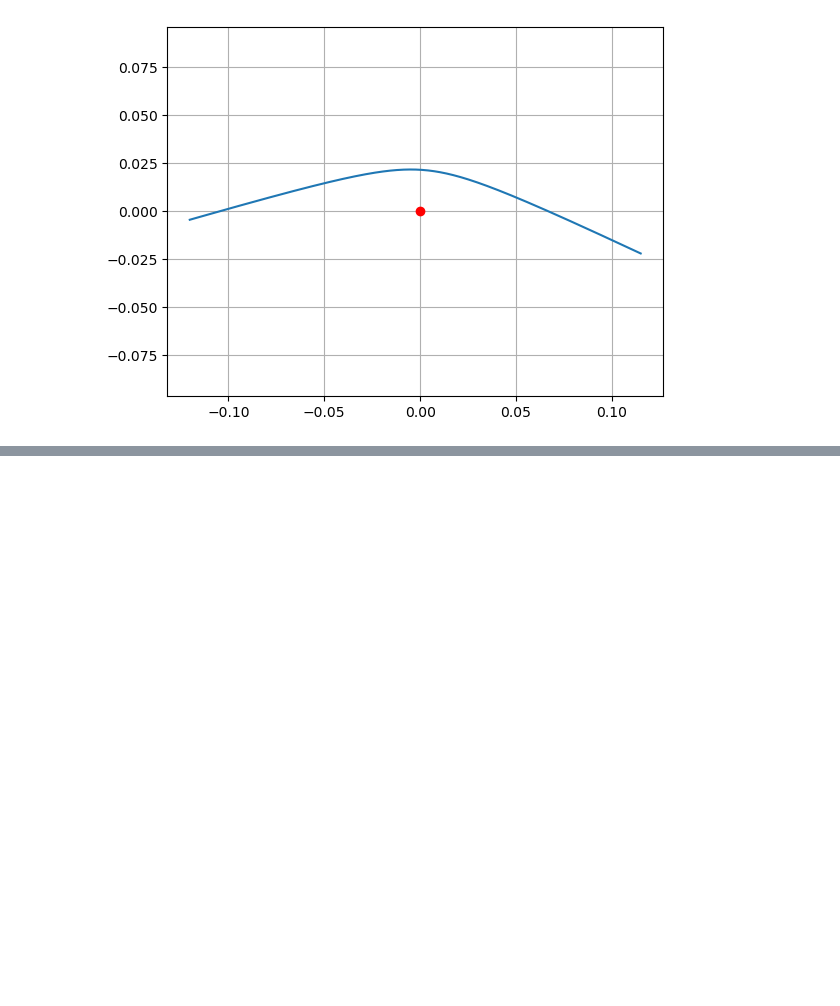
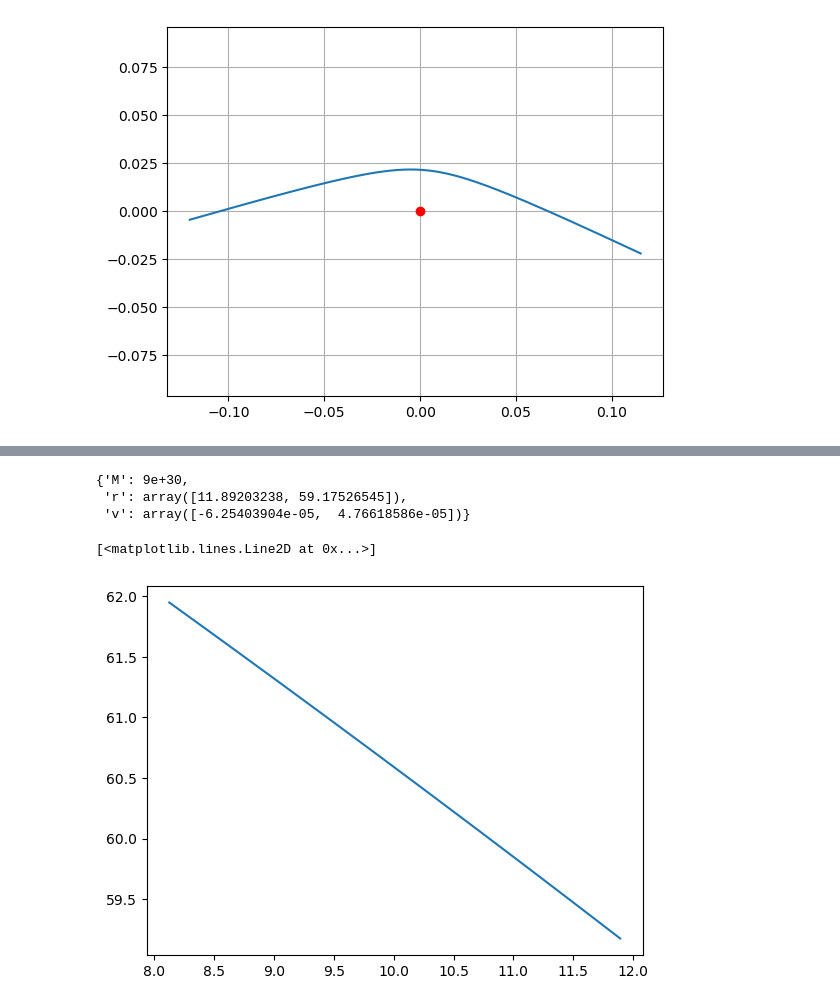
Before and after one commit to Tobiro/celesDataAnalysis, a Jupyter notebook: Conics.ipynb, the cells around one changed output, grey strips where cells are left out. Drawn from its saved outputs; the diff is of its cells as text; code cells hidden in the pictures; blank space fills up the shorter version.

```diff
--- a/Conics.ipynb
+++ b/Conics.ipynb
@@ -680,0 +716,12 @@ plt.axis('equal')
+# %%
+#Return F for for some timestep
+def fH(M, ecc):
+    return lambda x: ecc * math.sinh(x) - x - M
+
+def fHPrime(ecc):
+    return lambda x: ecc * math.cosh(x) - 1
+
+def conicPtsH(n, ecc, M,F, step):
+    M1 = M + n*step
+    F1 = optimize.newton(fH(M1, ecc), F, fHPrime(ecc))
+    return F1
@@ -680,0 +778,8 @@ plt.axis('equal')
+# %%
+# opH = {'M':  5.97E24, 'r': np.array([0.06684587122268226,0.0]), 'v': np.array([0,  0.0000021424101726870353])}
+# opH = {'M':  5.97E24, 'r': np.array([0.06684587122268226, 0]), 'v': np.array([-0.000003342293561134223,  0.0000014739514604601942])}
+opH = {'M': 9e30,  'r': np.array([11.89203237965344,59.17526544546777]), 'v': np.array([-0.00006254039044674874, 0.000047661858645905403])}
+parametersH = retConicParamH(opH)
+
+
+parametersH
@@ -680,0 +801,21 @@ plt.axis('equal')
+# %%
+fpntsH = retPosVelHsystemView(parametersH, opH['r'],opH['v'], 30, 2000)
+# %%
+opH
+# %% [output]
+{'M': 9e+30,
+ 'r': array([11.89203238, 59.17526545]),
+ 'v': array([-6.25403904e-05,  4.76618586e-05])}
+# %%
+dfH = pd.DataFrame(columns=['x', 'y'])
+dfH['x'] = fpntsH[0][:, 0]
+dfH['y'] = fpntsH[0][:, 1]
+plt.plot(dfH['x'], dfH['y'])
+# plt.plot(0,0, 'ro')
+# plt.xlim(-500,500)
+# plt.ylim(-500,500)
+# plt.grid('equal')
+# plt.axis('equal')
+# %% [output]
+[<matplotlib.lines.Line2D at 0x...>]
+[figure, added]
```
Also changed, not shown: parts of 5 cells of this notebook.
